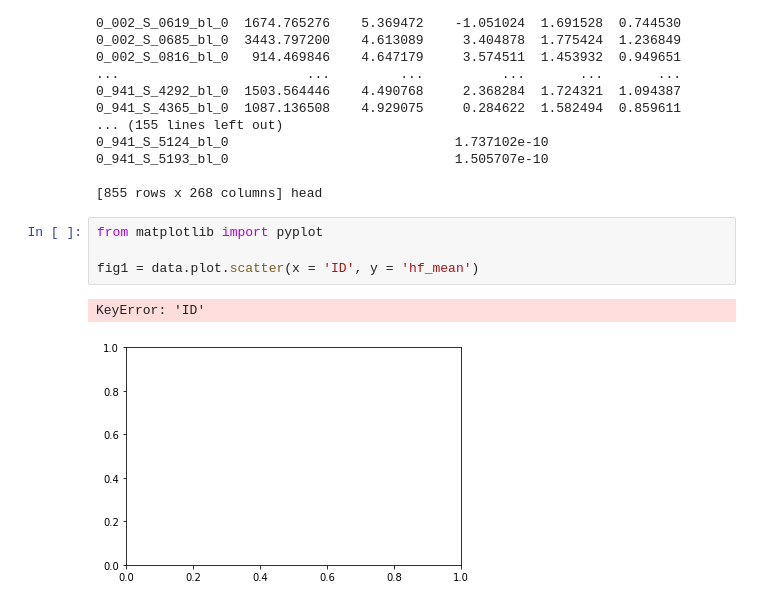
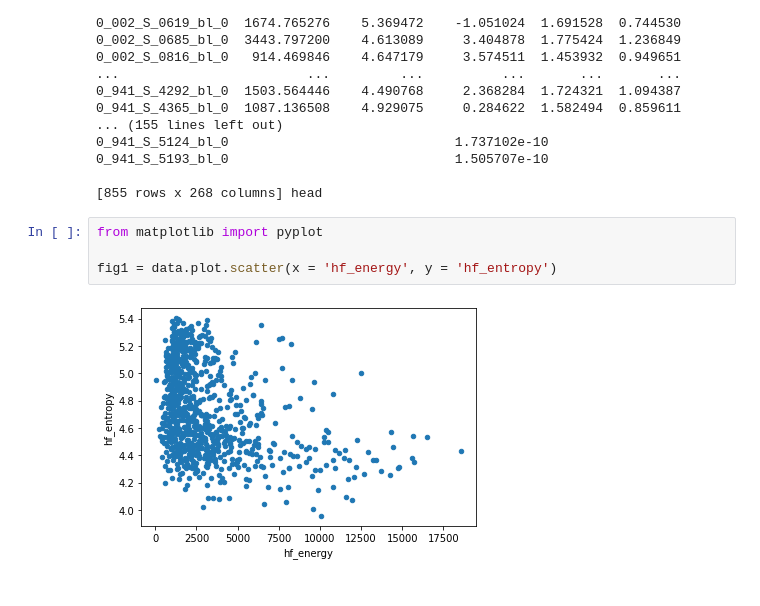
Before and after one commit to vleeuwenmark/TM10007_GR13, a Jupyter notebook: assignment.ipynb, the cells around one changed output. Saved outputs shown, nothing was run; the diff lists cells and outputs as text.

```diff
--- a/assignment.ipynb
+++ b/assignment.ipynb
@@ -36,7 +36,6 @@ ID
 # %%
 from matplotlib import pyplot
 
-fig1 = data.plot.scatter(x = 'ID', y = 'hf_mean')
+fig1 = data.plot.scatter(x = 'hf_energy', y = 'hf_entropy')
 # %% [output]
-KeyError: 'ID'
-[figure, old version]
+[figure, new version]
```
